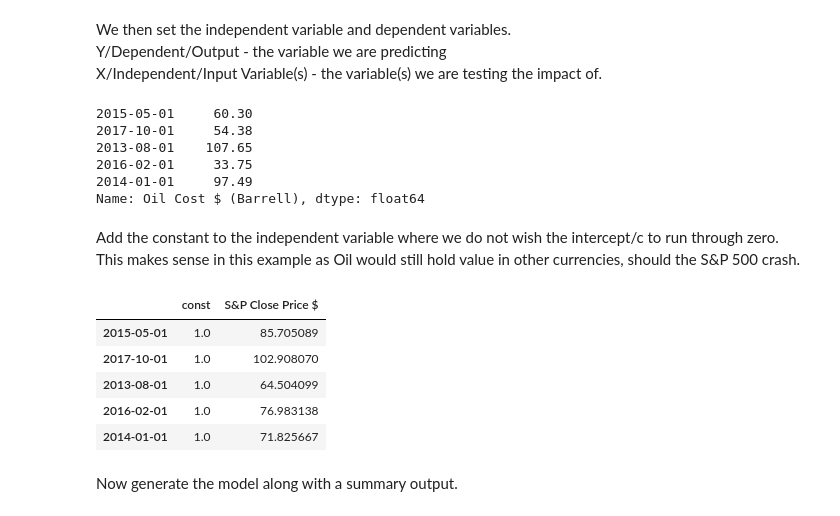
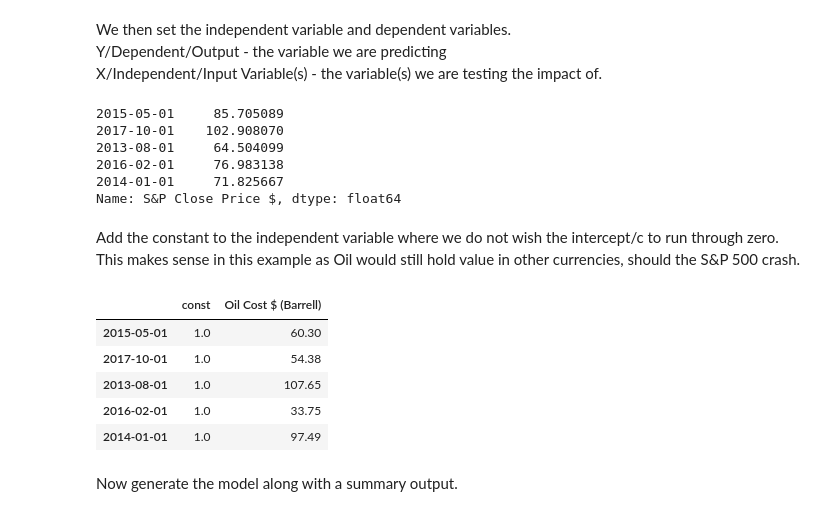
Before and after one commit to charlesvarthur/Workshops, a Jupyter notebook: Linear Regression/Energy/Linear Energy - Coach.ipynb, the cells around one changed output. Drawn from its saved outputs; the diff is of its cells as text; code cells hidden in the pictures.

```diff
--- a/Linear Regression/Energy/Linear Energy - Coach.ipynb
+++ b/Linear Regression/Energy/Linear Energy - Coach.ipynb
@@ -145,29 +145,29 @@ Y/Dependent/Output - the variable we are predicting <br>
 X/Independent/Input Variable(s) - the variable(s) we are testing the impact of.
 # %%
 # Set the dependent variable and validate
-dep = train["Oil Cost $ (Barrell)"]
+dep = train["S&P Close Price $"]
 dep.head()
 # %% [output]
-2015-05-01     60.30
-2017-10-01     54.38
-2013-08-01    107.65
-2016-02-01     33.75
-2014-01-01     97.49
-Name: Oil Cost $ (Barrell), dtype: float64
+2015-05-01     85.705089
+2017-10-01    102.908070
+2013-08-01     64.504099
+2016-02-01     76.983138
+2014-01-01     71.825667
+Name: S&P Close Price $, dtype: float64
 # %% [markdown]
 Add the constant to the independent variable where we do not wish the intercept/c to run through zero. This makes sense in this example as Oil would still hold value in other currencies, should the S&P 500 crash.
 # %%
 # Set the independent variable and validate
-ind = train["S&P Close Price $"]
+ind = train["Oil Cost $ (Barrell)"]
 ind = sm.add_constant(ind)
 ind.head()
 # %% [output]
-|  | const | S&P Close Price $ |
-| 2015-05-01 | 1.0 | 85.705089 |
-| 2017-10-01 | 1.0 | 102.908070 |
-| 2013-08-01 | 1.0 | 64.504099 |
-| 2016-02-01 | 1.0 | 76.983138 |
-| 2014-01-01 | 1.0 | 71.825667 |
+|  | const | Oil Cost $ (Barrell) |
+| 2015-05-01 | 1.0 | 60.30 |
+| 2017-10-01 | 1.0 | 54.38 |
+| 2013-08-01 | 1.0 | 107.65 |
+| 2016-02-01 | 1.0 | 33.75 |
+| 2014-01-01 | 1.0 | 97.49 |
 # %% [markdown]
 Now generate the model along with a summary output.
 # %%
```
Also changed, not shown: parts of 2 cells of this notebook, 4 other files.
